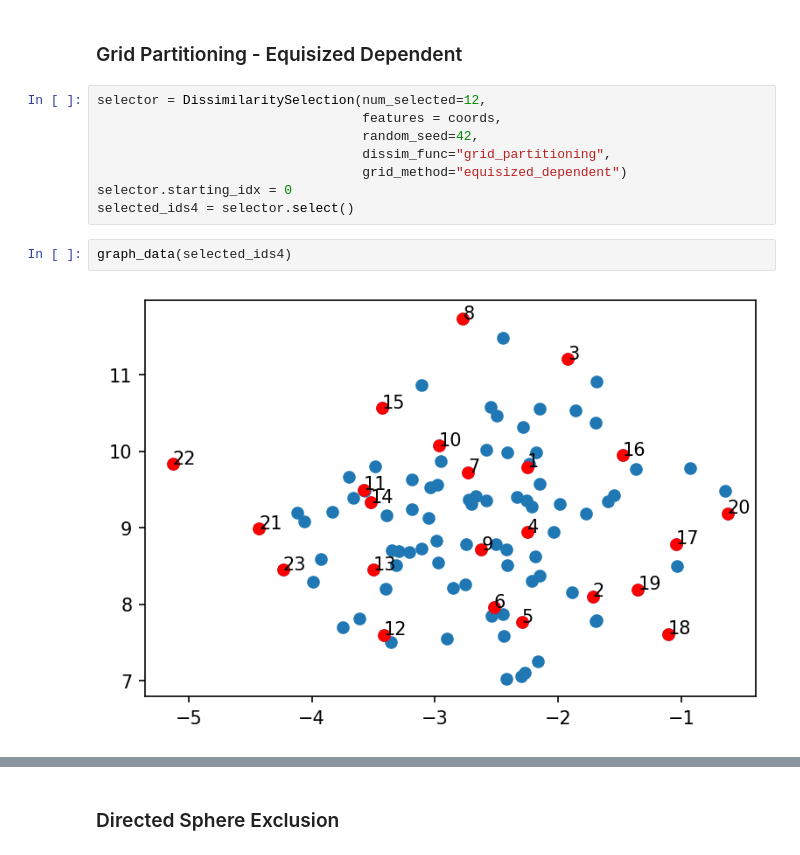
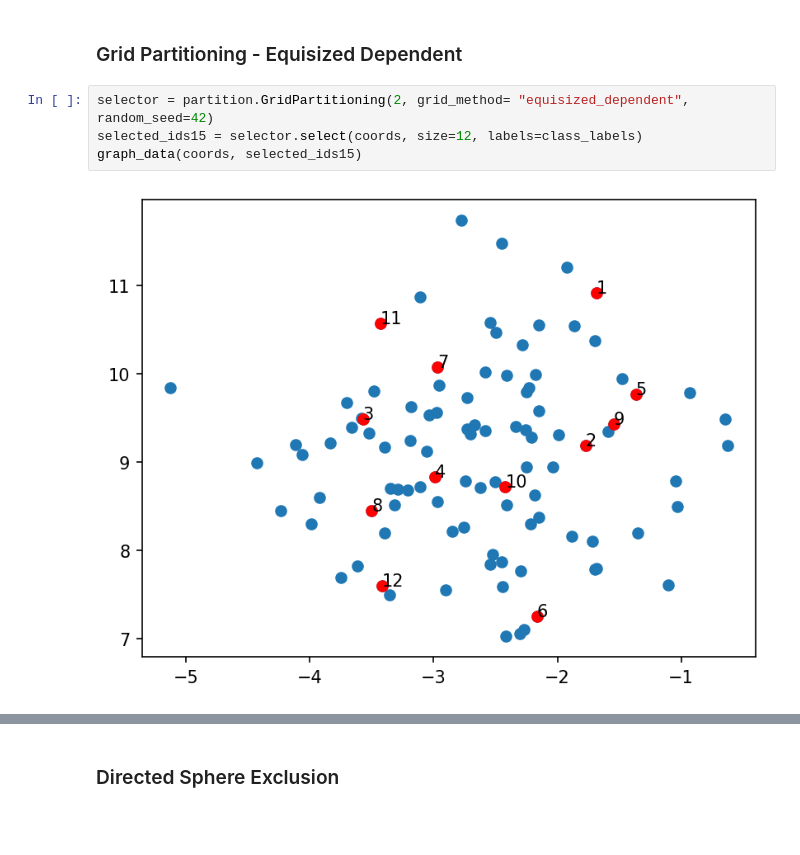
Before and after one commit to theochem/Selector, a Jupyter notebook: doc/notebooks/diversity_subsect_selection_synthetic_data.ipynb, the cells around one changed output, grey strips where cells are left out. Cells and saved outputs as stored; diff of their text form; blank space fills up the shorter version.

Commit message:
Fix grid partitioning example (notebook)

```diff
--- a/doc/notebooks/diversity_subsect_selection_synthetic_data.ipynb
+++ b/doc/notebooks/diversity_subsect_selection_synthetic_data.ipynb
@@ -167,14 +170,8 @@ graph_data(selected_ids3)
 # %% [markdown]
 ### Grid Partitioning - Equisized Dependent
 # %%
-selector = DissimilaritySelection(num_selected=12,
-                                  features = coords,
-                                  random_seed=42,
-                                  dissim_func="grid_partitioning",
-                                  grid_method="equisized_dependent")
-selector.starting_idx = 0
-selected_ids4 = selector.select()
+selector = partition.GridPartitioning(2, grid_method= "equisized_dependent", random_seed=42)
+selected_ids15 = selector.select(coords, size=12, labels=class_labels)
+graph_data(coords, selected_ids15)
+# %% [output]
+[figure, added]
-# %%
-graph_data(selected_ids4)
-# %% [output]
-[figure, removed]
```
Also changed, not shown: parts of 5 cells of this notebook.
